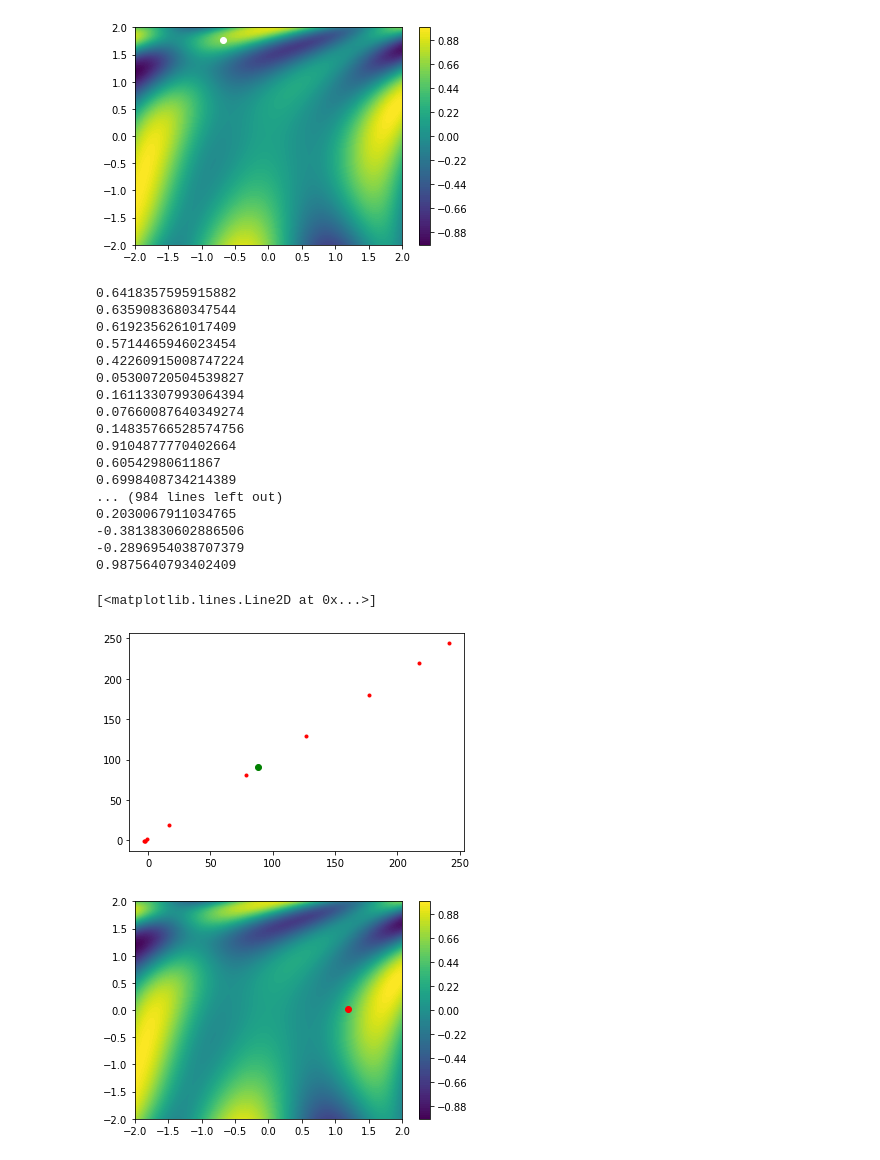
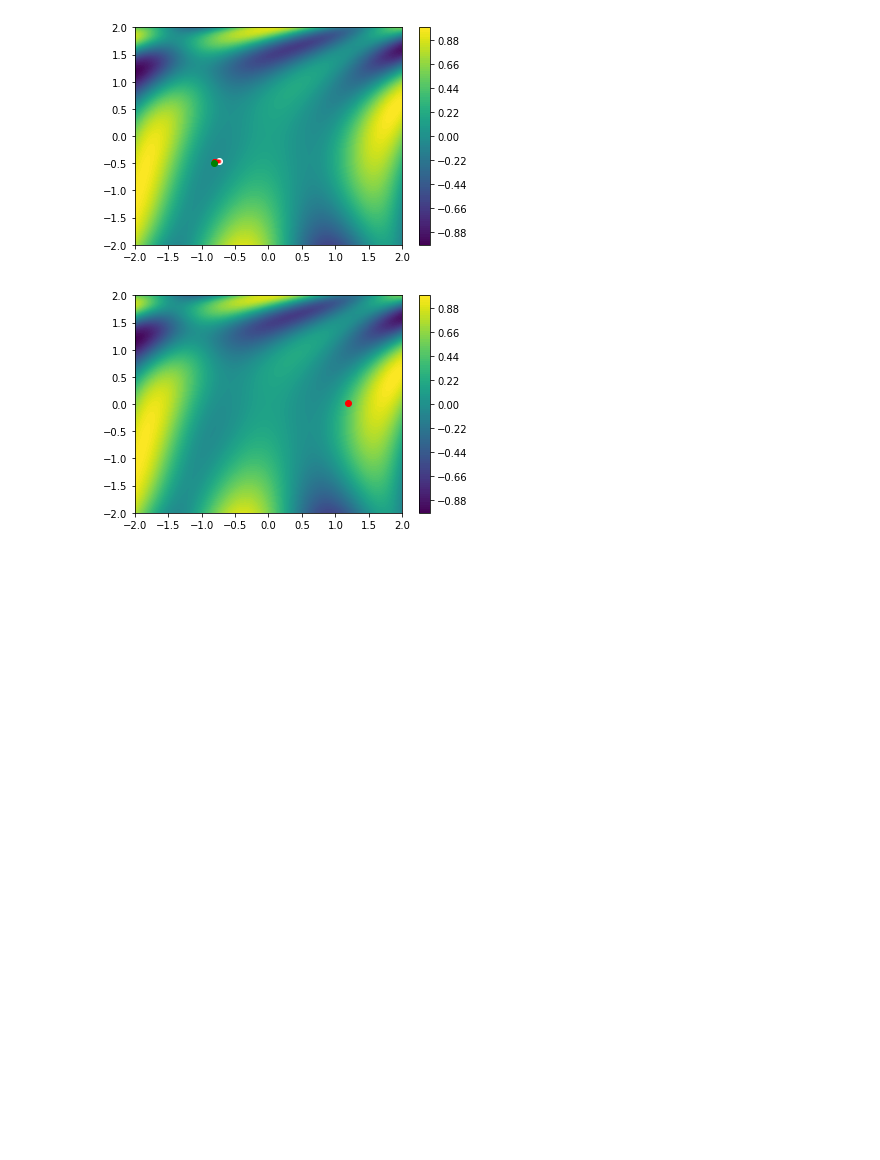
Before and after one commit to preacher6/TensorFlow-Tutorial, a Jupyter notebook: gradient_descent.ipynb, the cells around one changed output. Drawn from its saved outputs; the diff is of its cells as text; code cells hidden in the pictures; blank space fills up the shorter version.

```diff
--- a/gradient_descent.ipynb
+++ b/gradient_descent.ipynb
@@ -18,41 +18,25 @@ for ix, valorx in enumerate(_X):
 # %%
 theta = np.random.rand(2)*4 - 2
 plt.contourf(_X, _Y, _Z, 100)
 plt.colorbar()
 plt.plot(theta[0], theta[1], "o", c='white')
-plt.show()
-theta_c = theta.copy()
+
+grad = np.zeros((2))
 h = 0.001
 lr = 0.001
-for iter in range(1000):
-    theta_c+=h
-    grad = (func(theta_c) - func(theta)) / h
+for iter in range(10000):
+    for it, _ in enumerate(theta):
+        theta_c = theta.copy()
+        theta_c[it] = theta_c[it] + h
+        grad[it] = (func(theta_c) - func(theta)) / h
     theta = theta - lr * grad
     if iter%100==0:
-        plt.plot(theta[0], theta[1], ".", c='red')
+        plt.plot(theta[0], theta[1], ".", c='red', alpha=0.5)
 
 plt.plot(theta[0], theta[1], "o", c='green')
+plt.show()
 # %% [output]
-[figure, old version]
+[figure, new version]
-0.6418357595915882
-0.6359083680347544
-0.6192356261017409
-0.5714465946023454
-0.42260915008747224
-0.05300720504539827
-0.16113307993064394
-0.07660087640349274
-0.14835766528574756
-0.9104877770402664
-0.60542980611867
-0.6998408734214389
-... (984 lines left out)
-0.2030067911034765
--0.3813830602886506
--0.2896954038707379
-0.9875640793402409
-[<matplotlib.lines.Line2D at 0x...>]
-[figure, removed]
 # %%
 plt.contourf(_X, _Y, _Z, 100)
 plt.colorbar()
```
Also changed, not shown: 18 other files.
